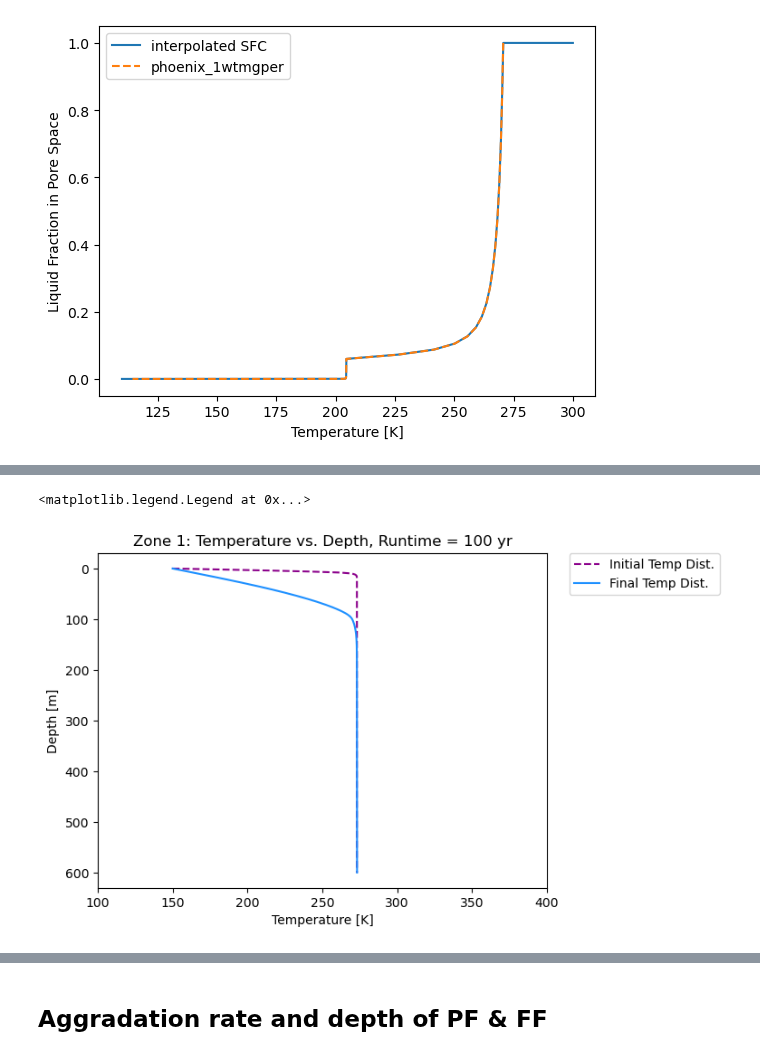
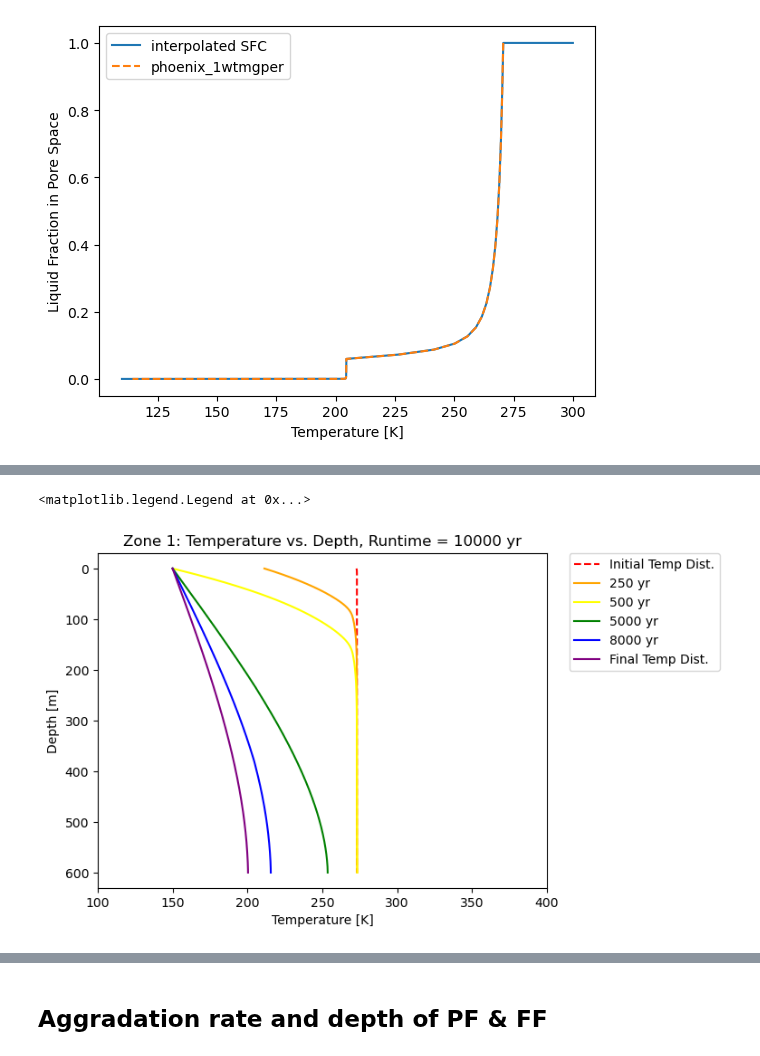
Before and after one commit to alexiak322/ceres-pingo-model, a Jupyter notebook: -1DHT-model-code/python/1DHT Model.ipynb, the cells around one changed output, grey strips where cells are left out. Saved outputs shown, nothing was run; the diff lists cells and outputs as text; code cells hidden in the pictures.

Commit message:
Fixed top boundary temp
original code flipped the indexes for the top temp boundary condition; i fixed this so it evolves correctly

```diff
--- a/-1DHT-model-code/python/1DHT Model.ipynb
+++ b/-1DHT-model-code/python/1DHT Model.ipynb
@@ -130,7 +105,7 @@ print(T_ini)
 # %%
 # Ceres temperature reconstruction (just a .txt file) with 100k rows each with a temp of 150 K
 # Load the data from the text file
-TCurve_data = pd.read_csv('cerestempcurve.txt', header=None)
+TCurve_data = pd.read_csv('cerestempcurve_rampeddown.csv', header=None)
 
 T_ann10 = TCurve_data[1] #temperatures, dep variable
 tt_yr = TCurve_data[0] #years, indep variable
@@ -139,5 +114,3 @@ ttt = np.arange(0, 100000+tstep, tstep) #do this for maximum runtime, can filter
 interp_function = interp1d(tt_yr, T_ann10, kind='linear', fill_value='extrapolate')
 
 T_ann10q = interp_function(ttt) #interpolating the surface temperature so there is one for every time step
-
-print(T_ann10q[-1])
@@ -255,7 +214,7 @@ k_eq=np.zeros(nocell-1) ## EQUIVALENT THERMAL CONDUCTIVITY
 C_eq=np.zeros(nocell)   ## EQUIVALENT HEAT CAPACITY
 a_eq=np.zeros(nocell)   ## EQUIVALENT THERMAL DIFFUSIVITY
 
-runtime = 100000
+runtime = 10000
 
 T_matx_0_1=np.zeros((nocell,runtime)) ### CREATING EMPTY TEMP MATRICES FOR EACH ZONE'S RUN TIME (100000 yr)
 T_matx_0_1[:,0] = np.copy(T_ini)                                    ### add more as needed
@@ -516,17 +611,21 @@ f_w.shape
 # %%
 ### Fig - Final temperature distrubution
 #plotting curves for initial and final temp distributions
 
 plt.figure()
 plt.xlim([100,400])
 #plt.ylim(-.1,40)
-plt.plot(T_matx_0_1[:,0], z, linestyle='dashed',color='darkmagenta', label='Initial Temp Dist.')
-plt.plot(T_matx_0_1[:,runtime-1], z, color='dodgerblue', label='Final Temp Dist.')
+plt.plot(T_matx_0_1[:,0], z, linestyle='dashed',color='red', label='Initial Temp Dist.')
+plt.plot(T_matx_0_1[:,250], z, color='orange', label='250 yr')
+plt.plot(T_matx_0_1[:,500], z, color='yellow', label='500 yr')
+plt.plot(T_matx_0_1[:,5000], z, color='green', label='5000 yr')
+plt.plot(T_matx_0_1[:,7999], z, color='blue', label='8000 yr')
+plt.plot(T_matx_0_1[:,runtime-1], z, color='purple', label='Final Temp Dist.')
 plt.gca().invert_yaxis()
 plt.xlabel('Temperature [K]')
 plt.ylabel('Depth [m]')
 plt.title('Zone 1: Temperature vs. Depth, Runtime = %r yr' %(runtime))
 plt.legend(bbox_to_anchor=(1.05, 1), loc='upper left', borderaxespad=0)
 # %% [output]
 <matplotlib.legend.Legend at 0x...>
-[figure, old version]
+[figure, new version]
```
Also changed, not shown: parts of 22 cells of this notebook, 1 other file.
